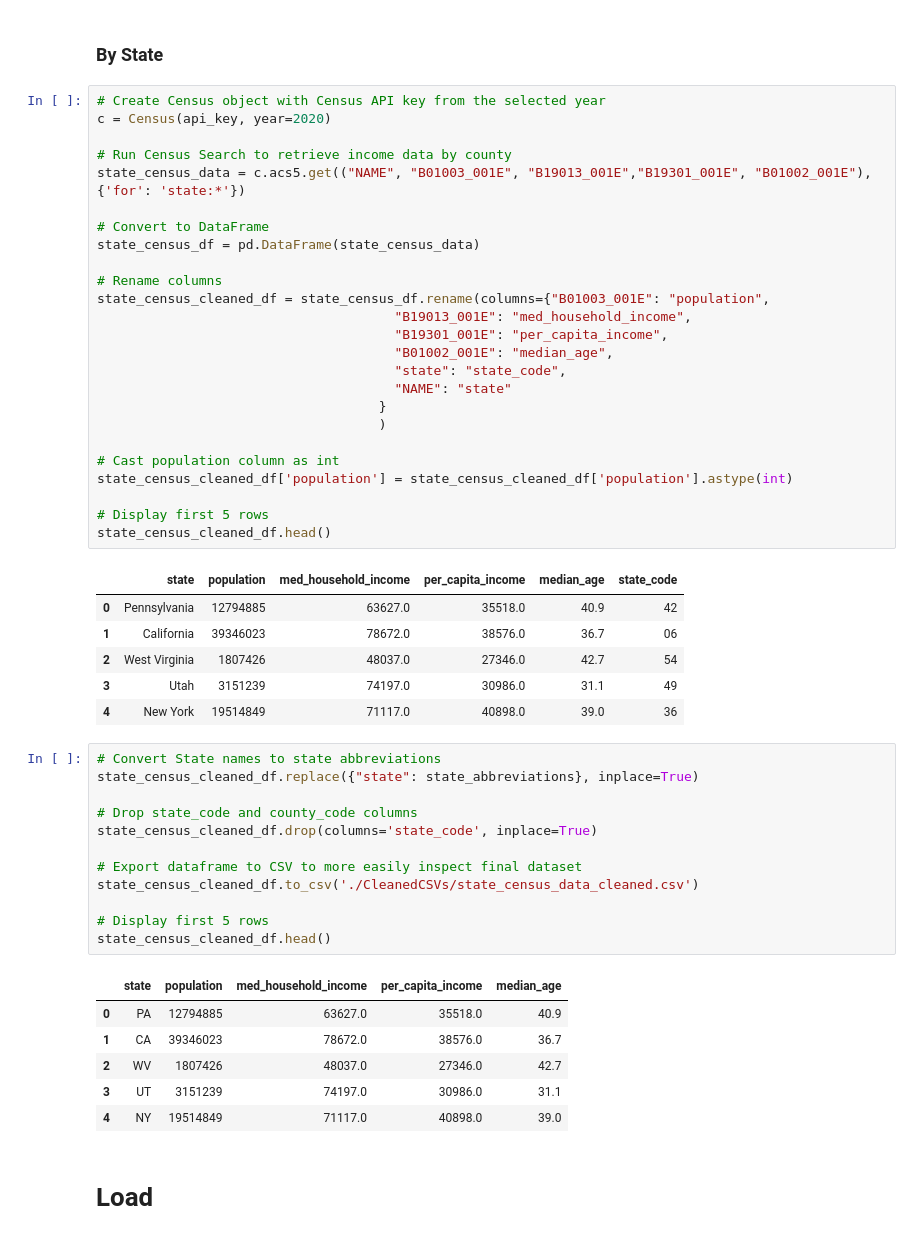
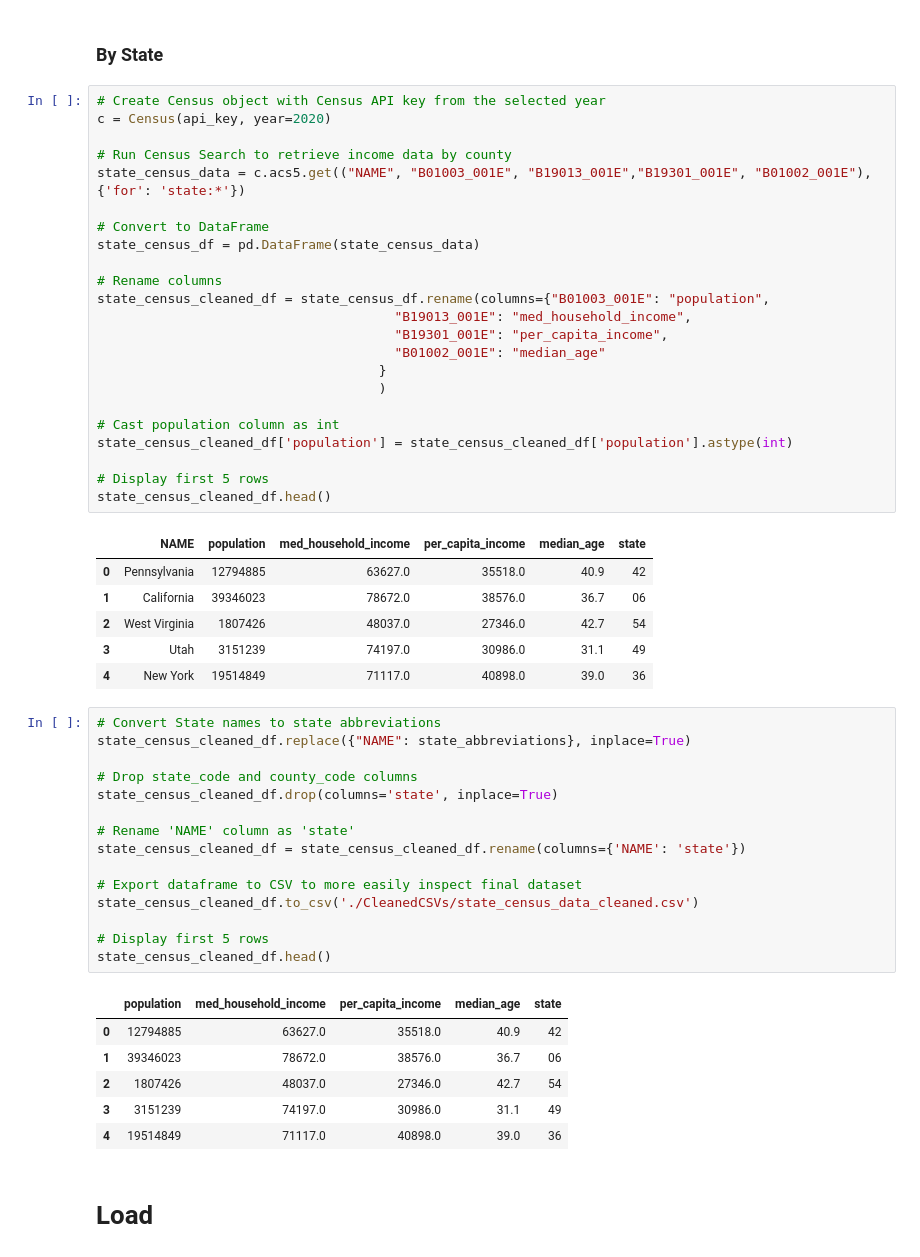
Before and after one commit to gdagger/Team3_Project2, a Jupyter notebook: ETL.ipynb, the cells around one changed output. Drawn from its saved outputs; the diff is of its cells as text.

```diff
--- a/ETL.ipynb
+++ b/ETL.ipynb
@@ -346,9 +384,7 @@ state_census_df = pd.DataFrame(state_census_data)
 state_census_cleaned_df = state_census_df.rename(columns={"B01003_001E": "population",
                                       "B19013_001E": "med_household_income",
                                       "B19301_001E": "per_capita_income",
-                                      "B01002_001E": "median_age",
-                                      "state": "state_code",
-                                      "NAME": "state"
+                                      "B01002_001E": "median_age"
                                     }
                                     )
 
@@ -358,7 +394,7 @@ state_census_cleaned_df['population'] = state_census_cleaned_df['population'].as
 # Display first 5 rows
 state_census_cleaned_df.head()
 # %% [output]
-|  | state | population | med_household_income | per_capita_income | median_age | state_code |
+|  | NAME | population | med_household_income | per_capita_income | median_age | state |
 | 0 | Pennsylvania | 12794885 | 63627.0 | 35518.0 | 40.9 | 42 |
 | 1 | California | 39346023 | 78672.0 | 38576.0 | 36.7 | 06 |
 | 2 | West Virginia | 1807426 | 48037.0 | 27346.0 | 42.7 | 54 |
@@ -366,23 +402,26 @@ state_census_cleaned_df.head()
 | 4 | New York | 19514849 | 71117.0 | 40898.0 | 39.0 | 36 |
 # %%
 # Convert State names to state abbreviations
-state_census_cleaned_df.replace({"state": state_abbreviations}, inplace=True)
+state_census_cleaned_df.replace({"NAME": state_abbreviations}, inplace=True)
 
 # Drop state_code and county_code columns
-state_census_cleaned_df.drop(columns='state_code', inplace=True)
+state_census_cleaned_df.drop(columns='state', inplace=True)
+
+# Rename 'NAME' column as 'state'
+state_census_cleaned_df = state_census_cleaned_df.rename(columns={'NAME': 'state'})
 
 # Export dataframe to CSV to more easily inspect final dataset
 state_census_cleaned_df.to_csv('./CleanedCSVs/state_census_data_cleaned.csv')
 
 # Display first 5 rows
 state_census_cleaned_df.head()
 # %% [output]
-|  | state | population | med_household_income | per_capita_income | median_age |
-| 0 | PA | 12794885 | 63627.0 | 35518.0 | 40.9 |
-| 1 | CA | 39346023 | 78672.0 | 38576.0 | 36.7 |
-| 2 | WV | 1807426 | 48037.0 | 27346.0 | 42.7 |
-| 3 | UT | 3151239 | 74197.0 | 30986.0 | 31.1 |
-| 4 | NY | 19514849 | 71117.0 | 40898.0 | 39.0 |
+|  | population | med_household_income | per_capita_income | median_age | state |
+| 0 | 12794885 | 63627.0 | 35518.0 | 40.9 | 42 |
+| 1 | 39346023 | 78672.0 | 38576.0 | 36.7 | 06 |
+| 2 | 1807426 | 48037.0 | 27346.0 | 42.7 | 54 |
+| 3 | 3151239 | 74197.0 | 30986.0 | 31.1 | 49 |
+| 4 | 19514849 | 71117.0 | 40898.0 | 39.0 | 36 |
 # %% [markdown]
 # Load
 # %% [markdown]
```
Also changed, not shown: parts of 7 cells of this notebook, 12 other files.
